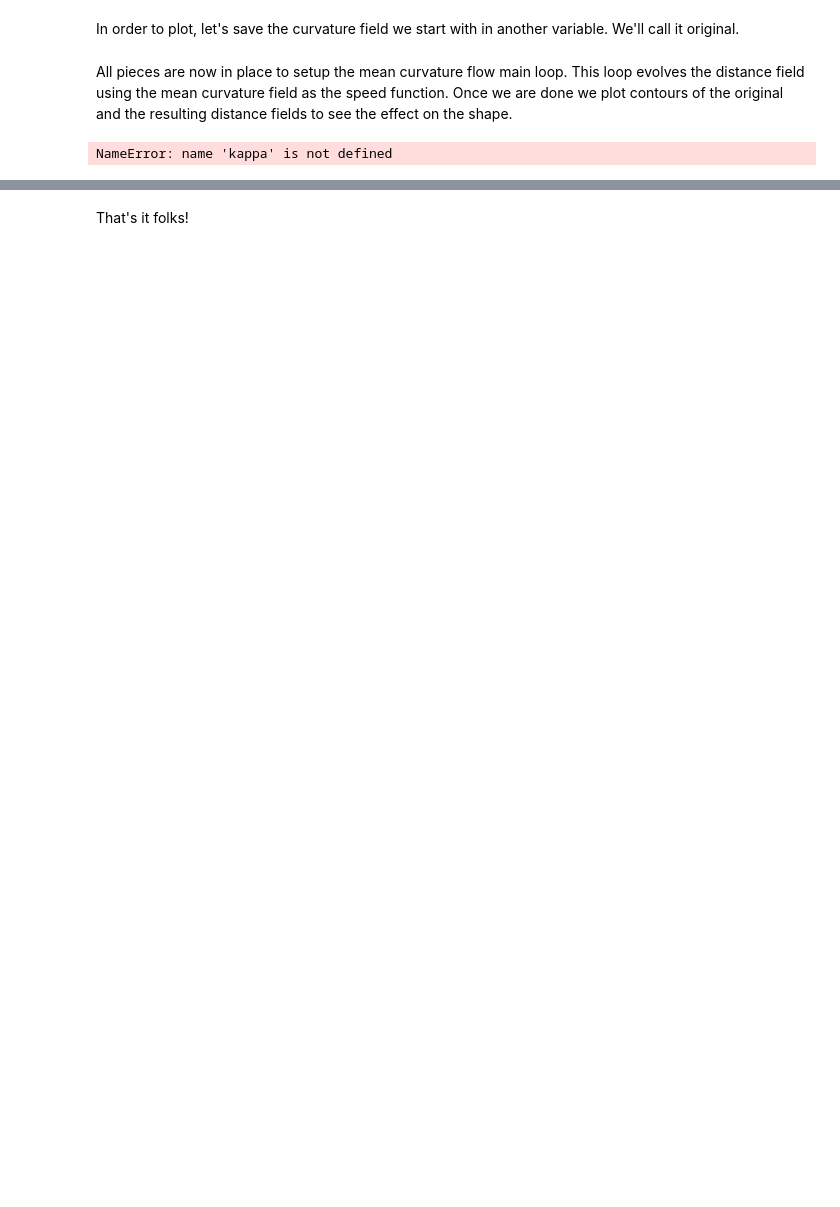
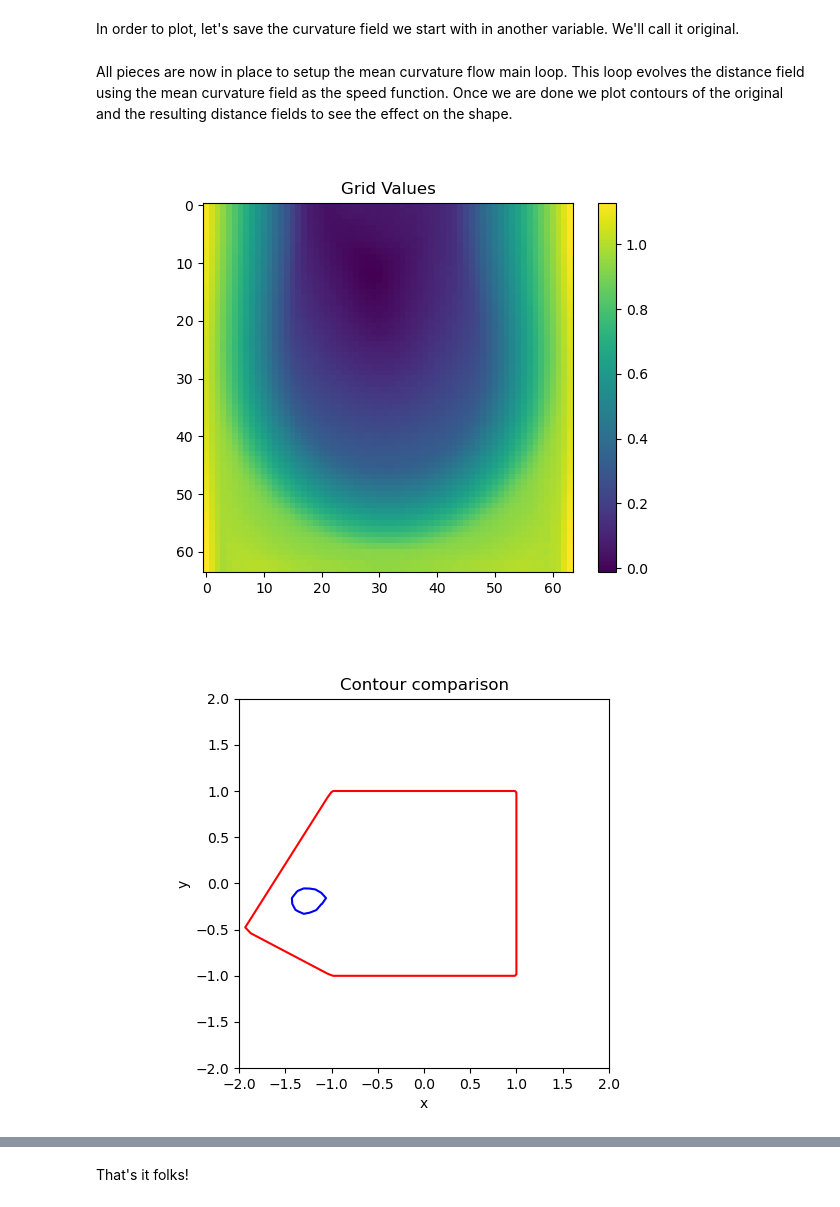
Before and after one commit to Martininigoaguayo/Comp_SIm, a Jupyter notebook: Week 2/week2.ipynb, the cells around one changed output, grey strips where cells are left out. Drawn from its saved outputs; the diff is of its cells as text; code cells hidden in the pictures; blank space fills up the shorter version.

```diff
--- a/Week 2/week2.ipynb
+++ b/Week 2/week2.ipynb
@@ -363,19 +349,3 @@ The central part of the mean curvature flow assignment is to be able to evaluate
 We have created a single function that takes a grid as input assuming this grid is holding a signed distance field and then the function computes the mean curvature field of the signed distance field.
 
 Your task is to write the function based on the lecture 12 slides.
-# %%
-def compute_mean_curvature(grid):
-    grid = np.pad(grid, 1)
-    kappa = np.zeros(grid.shape)
-    for i in range(kappa.shape[0]):
-        i=i+1
-        for j in range(kappa.shape[1]):
-            j=j+1
-            nabla_ij = vec2((grid[i+1, j] - grid[i-1,j])/2*grid.dx , (grid[i, j+1] - grid[i,j-1])/2*grid.dx )
-            nabla_ij_norm = np.sqrt(nabla_ij[0]**2,nabla_ij[1]**2 )
-            H_hat = np.matrix([[grid[i+1, j] - 2*grid[i, j] + grid[i-1, j] , grid[i+1,j+1] - grid[i+1,j-1] - grid[i-1,j+1] + grid[i-1,j-1]],[ grid[i-1,j-1] - grid[i-1,j+1] - grid[i+1,j-1] + grid[i+1,j+1] , grid[i, j+1] - 2*grid[i, j] + grid[i, j-1]]])
-
-
-
-
-    return kappa
@@ -406,31 +422,36 @@ original = make_copy(grid)
 All pieces are now in place to setup the mean curvature flow main loop. This loop evolves the distance field using the mean curvature field as the speed function. Once we are done we plot contours of the original and the resulting distance fields to see the effect on the shape.
 # %%
 T = 0.5
-dt = 0.001
 while T>0:
     kappa = compute_mean_curvature(grid)
+    dt = min(0.1 * (grid.dx/np.max(np.abs(kappa))), T)
     grid.values = grid.values + dt*kappa
     T = T - dt
 
 show_grid(grid)
+
+
+
+
 
 
 fig = plt.figure()
 ax = fig.add_subplot(111)
 ax.set_title('Mean Curvature Field from Last Iteration')
 plt.imshow(kappa)
 ax.set_aspect('equal')
 ax.set_xlabel('i')
 ax.set_ylabel('j')
 
 fig = plt.figure()
 ax = fig.add_subplot(111)
 plt.contour(original.X, original.Y, original.values, [0.0], colors='r')
 plt.contour(grid.X, grid.Y, grid.values, [0.0], colors='b')
 ax.set_title('Contour comparison')
 ax.set_aspect('equal')
 ax.set_xlabel('x')
 ax.set_ylabel('y')
 plt.show()
 # %% [output]
-NameError: name 'kappa' is not defined
+[figure, added]
+[figure, added]
```
Also changed, not shown: parts of 6 cells of this notebook.
